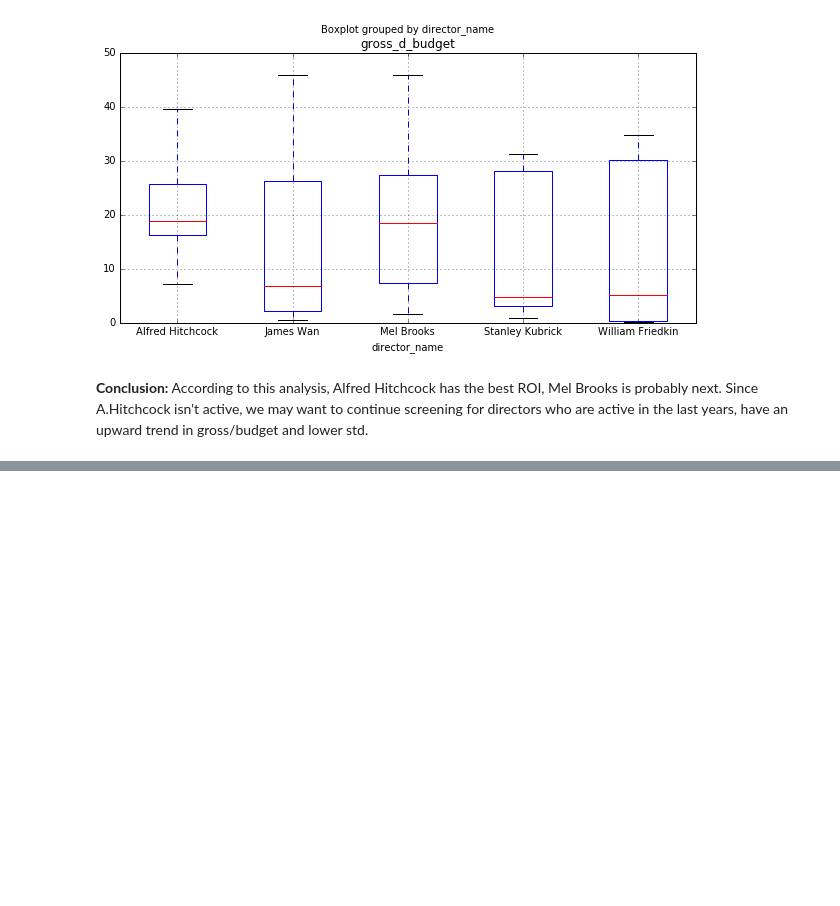
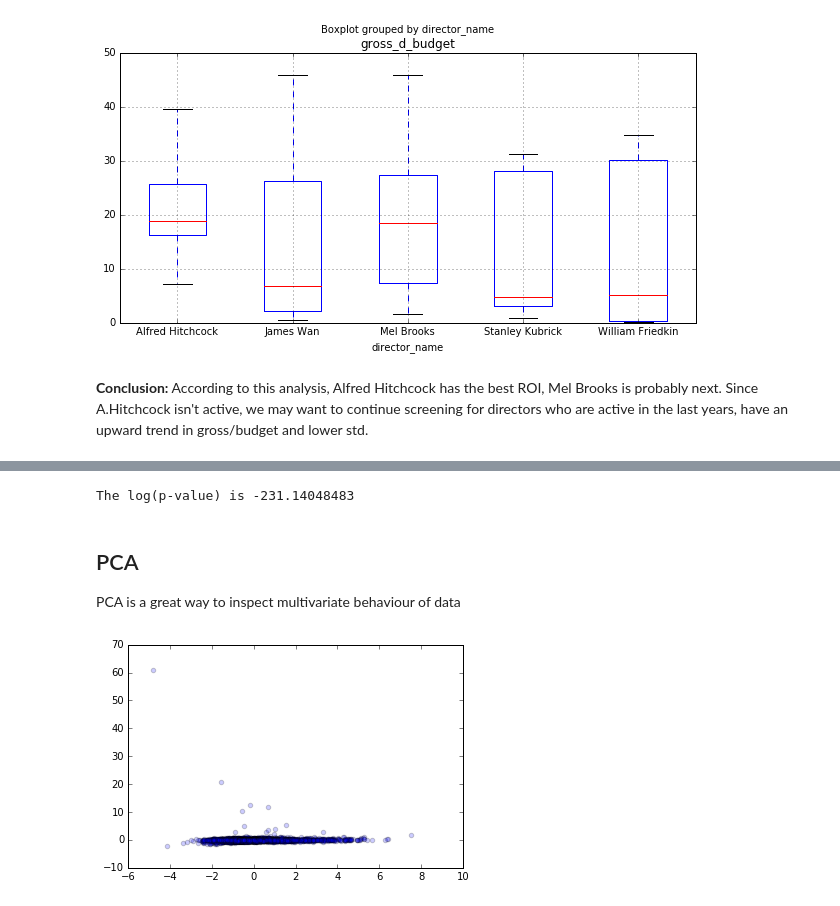
Before and after one commit to LiorZ/sample-data-analysis, a Jupyter notebook: Analysis Notebook.ipynb, the cells around one changed output, grey strips where cells are left out. Saved outputs shown, nothing was run; the diff lists cells and outputs as text; code cells hidden in the pictures; blank space fills up the shorter version.

```diff
--- a/Analysis Notebook.ipynb
+++ b/Analysis Notebook.ipynb
@@ -153,0 +201,24 @@ Since A.Hitchcock isn't active, we may want to continue screening for directors
+# %%
+from scipy.stats import spearmanr
+corrdf = raw_df[['gross','num_voted_users']].dropna()
+print "The log(p-value) is " + str(np.log10(spearmanr(corrdf['gross'].dropna(),corrdf['num_voted_users']).pvalue))
+# %% [output]
+The log(p-value) is -231.14048483
+# %% [markdown]
+PCA
+---
+PCA is a great way to inspect multivariate behaviour of data
+# %%
+from sklearn.decomposition import PCA
+from sklearn.pipeline import Pipeline
+from sklearn.preprocessing import StandardScaler
+scaler = StandardScaler()
+pca = PCA()
+pca_pipeline = Pipeline((('scaler',scaler),('pca',pca)))
+# %%
+pca_res = pca_pipeline.fit_transform(raw_df.drop(['director_name','movie_title'],axis=1))
+pca1 = pca_res[:,1]
+pca2 = pca_res[:,2]
+plt.scatter(pca1,pca2,alpha=0.2);
+# %% [output]
+[figure, added]
```
Also changed, not shown: parts of 26 cells of this notebook.
